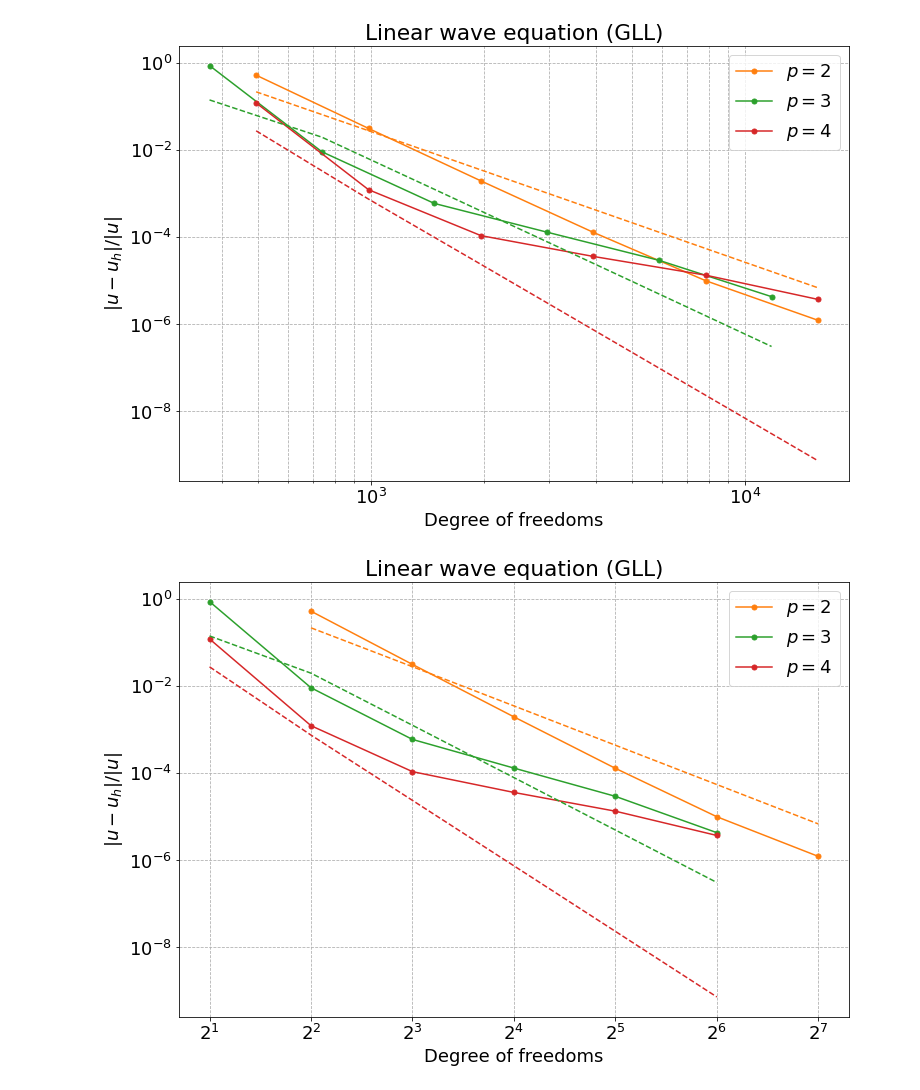
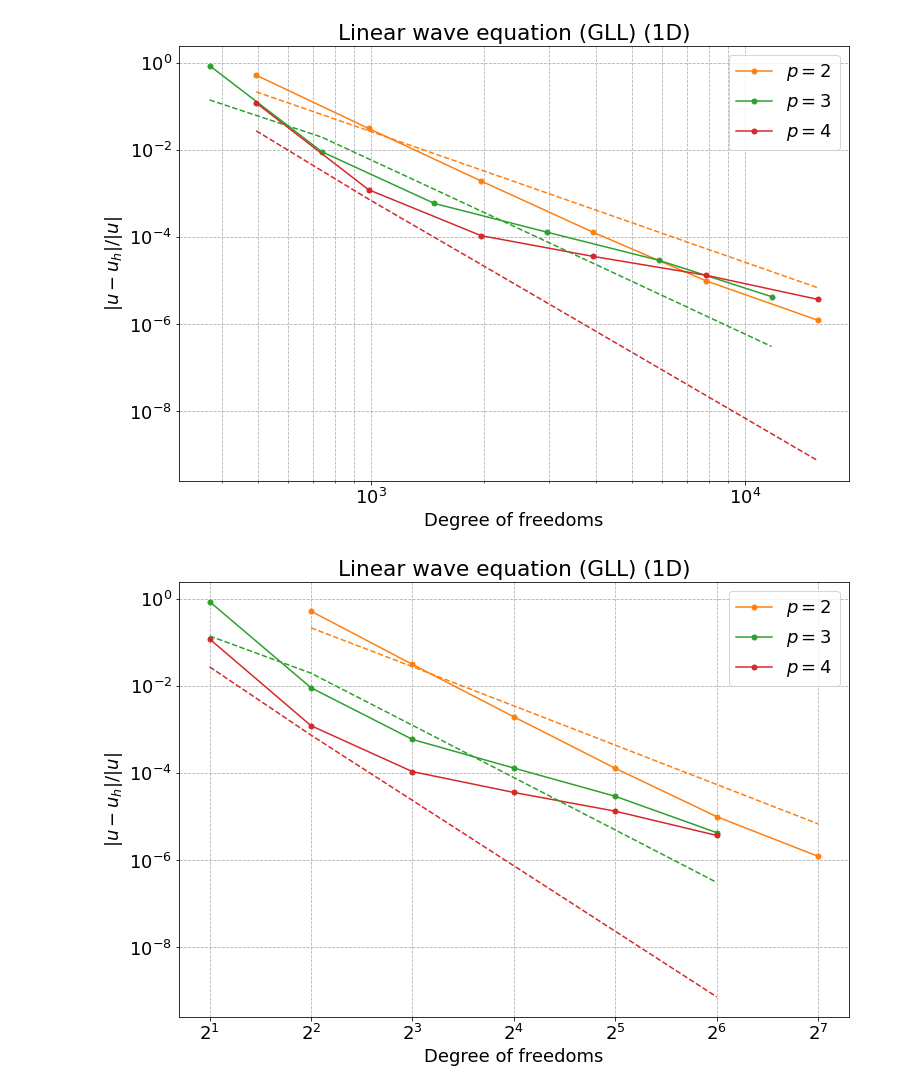
Before and after one commit to adeebkor/fenicsx-fus, a Jupyter notebook: data/error_plot_1d.ipynb, the cells around one changed output. Cells and saved outputs as stored; diff of their text form; code cells hidden in the pictures.

```diff
--- a/data/error_plot_1d.ipynb
+++ b/data/error_plot_1d.ipynb
@@ -80,27 +80,27 @@ linear_p4_gll = linear_1d_gll[linear_1d_gll["Basis degree"] == 4]
 # %%
 fig, ax = plt.subplots(figsize=(12, 8))
 
 ax.plot(linear_p2_gll["Degree of freedoms"], linear_p2_gll["L2 error FE"], 'C1-o', ms=5, label='$p=2$')
 ax.plot(linear_p3_gll["Degree of freedoms"], linear_p3_gll["L2 error FE"], 'C2-o', ms=5, label='$p=3$')
 ax.plot(linear_p4_gll["Degree of freedoms"], linear_p4_gll["L2 error FE"], 'C3-o', ms=5, label='$p=4$')
 
 ax.plot(linear_p2_gll["Degree of freedoms"], 10*linear_p2_gll["L2 error BA"], 'C1--', ms=5)
 ax.plot(linear_p3_gll["Degree of freedoms"], 10*linear_p3_gll["L2 error BA"], 'C2--', ms=5)
 ax.plot(linear_p4_gll["Degree of freedoms"], 5*linear_p4_gll["L2 error BA"], 'C3--', ms=5)
 
 ax.set_xscale('log')
 ax.set_yscale('log')
 
-ax.set_title('Linear wave equation (GLL)')
+ax.set_title('Linear wave equation (GLL) (1D)')
 ax.set_xlabel('Degree of freedoms')
 ax.set_ylabel('$|u-u_{h}|/|u|$')
 
 plt.grid('on', which='both', linestyle='--')
 plt.legend()
 
 plt.savefig("linear_1d_gll_dofs.pdf")
 # %% [output]
-[figure, old version]
+[figure, new version]
 # %%
 fig, ax = plt.subplots(figsize=(12, 8))
 
@@ -115,7 +115,7 @@ ax.plot(linear_p4_gll["Number of element per wavelength"], 5*linear_p4_gll["L2 e
 ax.set_xscale('log', base=2)
 ax.set_yscale('log')
 
-ax.set_title('Linear wave equation (GLL)')
+ax.set_title('Linear wave equation (GLL) (1D)')
 ax.set_xlabel('Degree of freedoms')
 ax.set_ylabel('$|u-u_{h}|/|u|$')
 
@@ -124,7 +124,7 @@ plt.legend()
 
 plt.savefig("linear_1d_gll_nelem_per_wavelength.pdf")
 # %% [output]
-[figure, old version]
+[figure, new version]
 # %%
 # 1D Westervelt equation
 column_names = ["Type", "Basis degree", "Element size", "Number of element per wavelength", "Degree of freedoms", "L2 error FE", "L2 error BA", "L2 error FE array", "L2 error BA array"]
```
Also changed, not shown: parts of 6 cells of this notebook, 13 other files.
